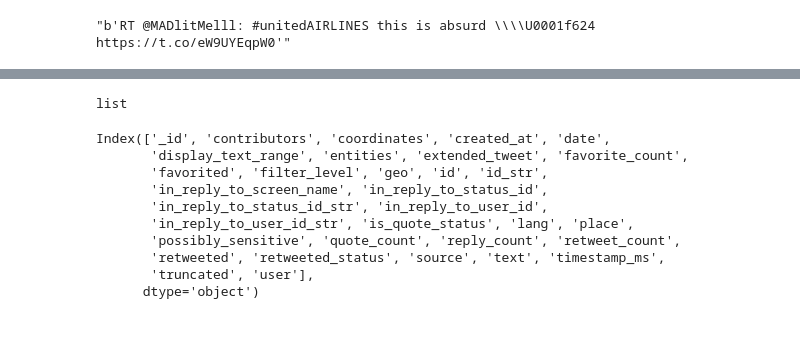
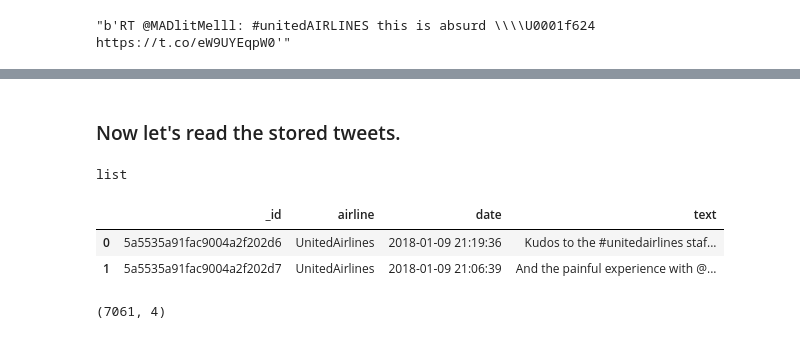
Before and after one commit to SangitaG/Airline-Sentiment-Analysis, a Jupyter notebook: ipynb/DataAcquisition/data_acquisition_NB4.ipynb, the cells around one changed output, grey strips where cells are left out. Saved outputs shown, nothing was run; the diff lists cells and outputs as text; code cells hidden in the pictures.

```diff
--- a/ipynb/DataAcquisition/data_acquisition_NB4.ipynb
+++ b/ipynb/DataAcquisition/data_acquisition_NB4.ipynb
@@ -313,2 +313,4 @@ coll_ref.count()
+# %% [markdown]
+### Now let's read the stored tweets.
 # %%
 mongoDBname = "airline_database"
@@ -321,16 +323,12 @@ type(airline_tw_collec)
 list
 # %%
 df = pd.DataFrame(airline_tw_collec)
+df.head(2)
+# %% [output]
+|  | _id | airline | date | text |
+| 0 | 5a5535a91fac9004a2f202d6 | UnitedAirlines | 2018-01-09 21:19:36 | Kudos to the #unitedairlines staf... |
+| 1 | 5a5535a91fac9004a2f202d7 | UnitedAirlines | 2018-01-09 21:06:39 | And the painful experience with @... |
 # %%
-df.columns
+df.shape
 # %% [output]
-Index(['_id', 'contributors', 'coordinates', 'created_at', 'date',
-       'display_text_range', 'entities', 'extended_tweet', 'favorite_count',
-       'favorited', 'filter_level', 'geo', 'id', 'id_str',
-       'in_reply_to_screen_name', 'in_reply_to_status_id',
-       'in_reply_to_status_id_str', 'in_reply_to_user_id',
-       'in_reply_to_user_id_str', 'is_quote_status', 'lang', 'place',
-       'possibly_sensitive', 'quote_count', 'reply_count', 'retweet_count',
-       'retweeted', 'retweeted_status', 'source', 'text', 'timestamp_ms',
-       'truncated', 'user'],
-      dtype='object')
+(7061, 4)
```
Also changed, not shown: parts of 16 cells of this notebook, 7 other files.
